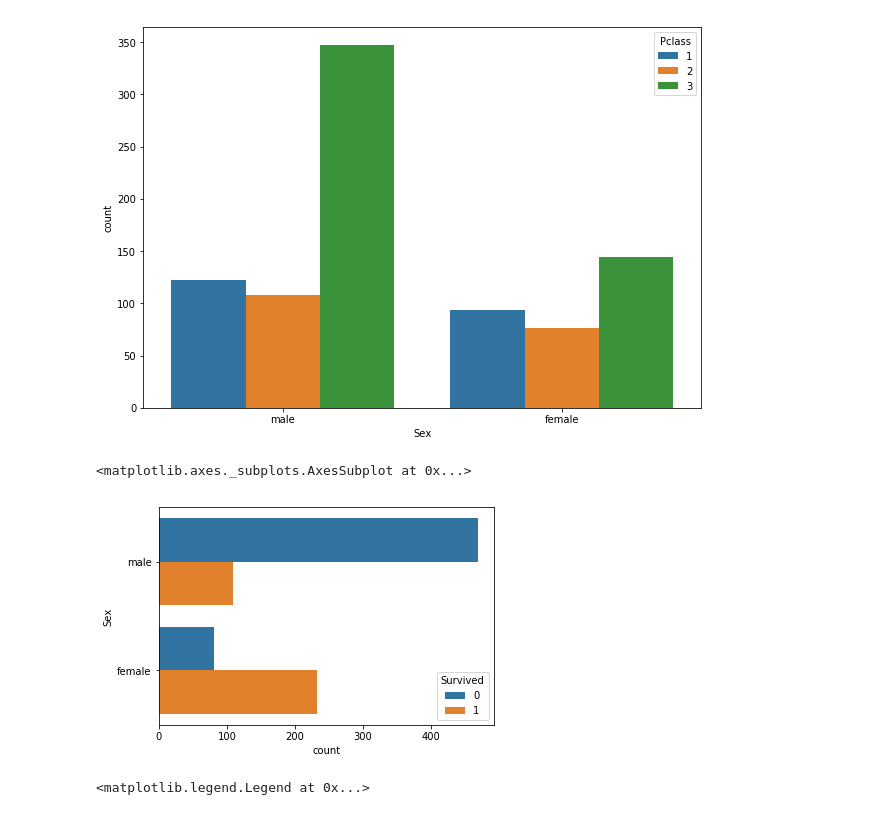
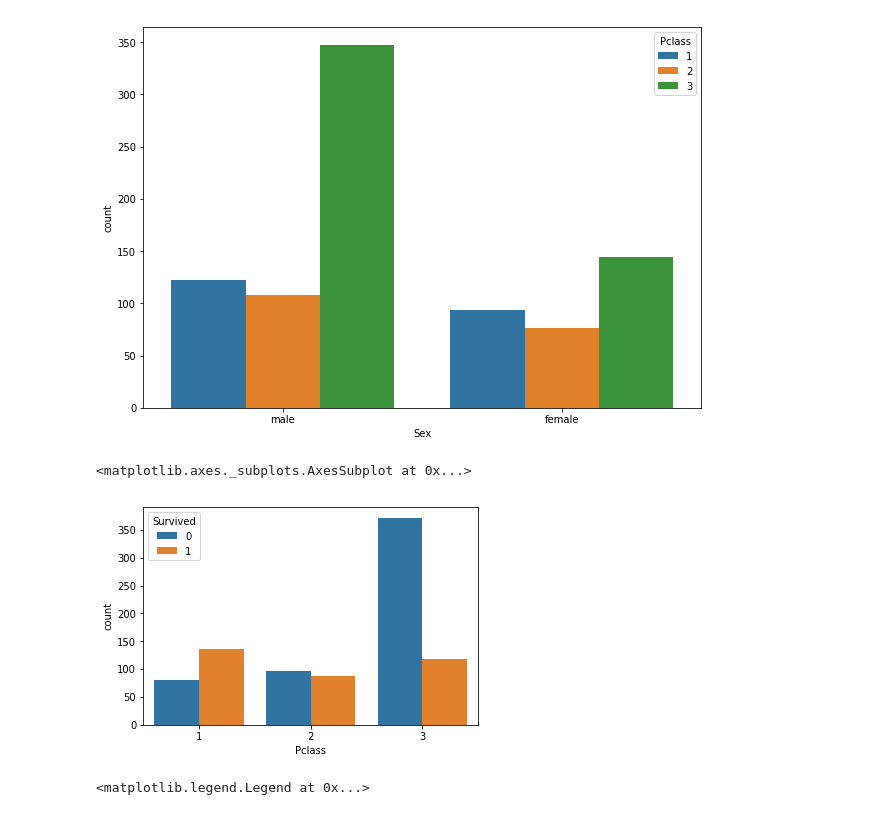
Before and after one commit to Pierrorobis/PythonDataSciencesLearnings, a Jupyter notebook: Jupyter/Machine Learning Sections/Logistic-Regression/Logistic Regression with Python-Copy1.ipynb, the cells around one changed output. Cells and saved outputs as stored; diff of their text form; code cells hidden in the pictures.

```diff
--- a/Jupyter/Machine Learning Sections/Logistic-Regression/Logistic Regression with Python-Copy1.ipynb
+++ b/Jupyter/Machine Learning Sections/Logistic-Regression/Logistic Regression with Python-Copy1.ipynb
@@ -65,10 +69,10 @@ sns.countplot(data=train, x="Pclass", hue="Sex")
 [figure]
 # %%
 #train[["Pclass", "Survived"]].iplot(kind="chart",x="Pclass", y="Survived")
-sns.countplot(data=train, y="Sex", hue="Survived")
+sns.countplot(data=train, x="Pclass", hue="Survived")
 # %% [output]
 <matplotlib.axes._subplots.AxesSubplot at 0x...>
-[figure, old version]
+[figure, new version]
 # %%
 fig = plt.figure(figsize=(15,7))
 ax1 = fig.add_subplot(211)
```
Also changed, not shown: parts of 15 cells of this notebook.
